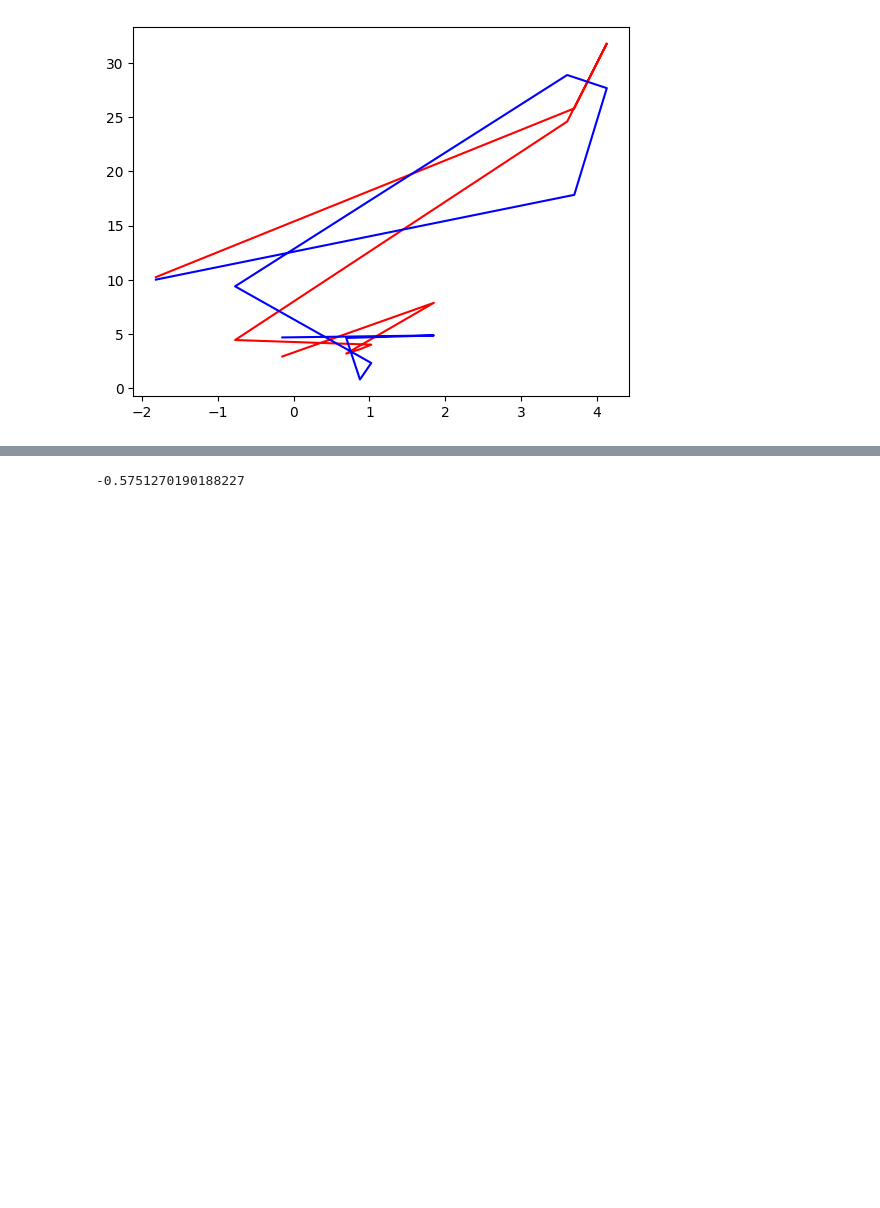
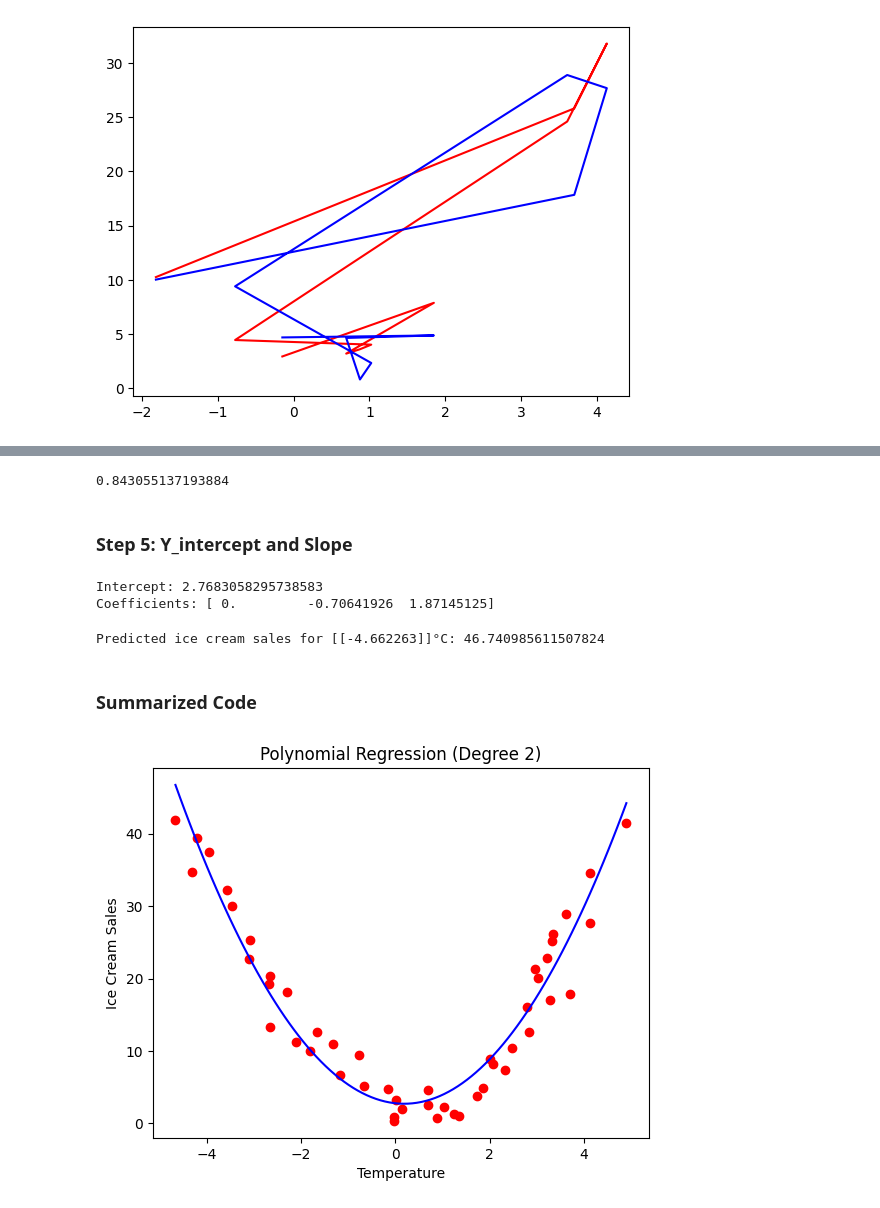
Before and after one commit to SagarChhabriya/data-science, a Jupyter notebook: Supervised-Learning/01-Regression/03-Polynomial-Linear-Regression/02-Ice-cream.ipynb, the cells around one changed output, grey strips where cells are left out. Cells and saved outputs as stored; diff of their text form; code cells hidden in the pictures; blank space fills up the shorter version.

```diff
--- a/Supervised-Learning/03-Polynomial-Linear-Regression/02-Ice-cream.ipynb
+++ b/Supervised-Learning/01-Regression/03-Polynomial-Linear-Regression/02-Ice-cream.ipynb
@@ -185,6 +137,77 @@ LinearRegression()
 # %%
-y_pred = lr3.predict(X_test_scaled)
-
 print(r2_score(y_test, y_pred))
 # %% [output]
--0.5751270190188227
+0.843055137193884
+# %% [markdown]
+### Step 5: Y_intercept and Slope
+# %%
+# Get the model's intercept and coefficients
+intercept = poly_reg.intercept_
+coefficients = poly_reg.coef_
+
+print(f"Intercept: {intercept}")
+print(f"Coefficients: {coefficients}")
+# %% [output]
+Intercept: 2.7683058295738583
+Coefficients: [ 0.         -0.70641926  1.87145125]
+# %%
+new_temperature = np.array([[-4.662263]])  # New temperature value
+# -4.662263	41.842986
+
+# Transform the new temperature value into polynomial features
+new_temperature_poly = poly.transform(new_temperature)
+
+# Predict the ice cream sales for this new temperature value
+predicted_sales = poly_reg.predict(new_temperature_poly)
+
+print(f"Predicted ice cream sales for {new_temperature}°C: {predicted_sales[0]}")
+# %% [output]
+Predicted ice cream sales for [[-4.662263]]°C: 46.740985611507824
+# %% [markdown]
+### Summarized Code
+# %%
+import numpy as np
+import pandas as pd
+import matplotlib.pyplot as plt
+from sklearn.preprocessing import PolynomialFeatures
+from sklearn.linear_model import LinearRegression
+from sklearn.model_selection import train_test_split
+from sklearn.preprocessing import StandardScaler
+
+# Load your ice cream dataset (replace this with your actual dataset)
+df = pd.read_csv(r"A:\Code\PY\DSc\datasets\03-polynomial-regression\Ice_cream_selling_data.csv")
+X = df[['Temperature (°C)']].values  # Independent variable (e.g., Temperature)
+y = df['Ice Cream Sales (units)'].values          # Dependent variable (e.g., Ice Cream Sales)
+
+# Split the data into training and test sets
+X_train, X_test, y_train, y_test = train_test_split(X, y, test_size=0.2, random_state=42)
+
+# Apply StandardScaler to the original data before polynomial transformation
+scaler = StandardScaler()
+X_train_scaled = scaler.fit_transform(X_train)
+X_test_scaled = scaler.transform(X_test)
+
+# Polynomial feature transformation (degree=2 for quadratic regression)
+poly = PolynomialFeatures(degree=2, include_bias=True)
+X_train_poly = poly.fit_transform(X_train_scaled)
+X_test_poly = poly.transform(X_test_scaled)
+
+# Fit the Polynomial Regression model
+reg = LinearRegression()
+reg.fit(X_train_poly, y_train)
+
+# Predict for a smooth range of X values (for a smooth curve)
+x_range = np.linspace(X.min(), X.max(), 100).reshape(-1, 1)
+x_range_scaled = scaler.transform(x_range)
+x_range_poly = poly.transform(x_range_scaled)
+y_pred = reg.predict(x_range_poly)
+
+# Plot the data points and the smooth polynomial regression curve
+plt.scatter(X, y, color='red')  # Actual data points
+plt.plot(x_range, y_pred, color='blue')  # Polynomial regression curve
+plt.title("Polynomial Regression (Degree 2)")
+plt.xlabel("Temperature")
+plt.ylabel("Ice Cream Sales")
+plt.show()
+# %% [output]
+[figure, added]
```
Also changed, not shown: parts of 19 cells of this notebook, 11 other files.
